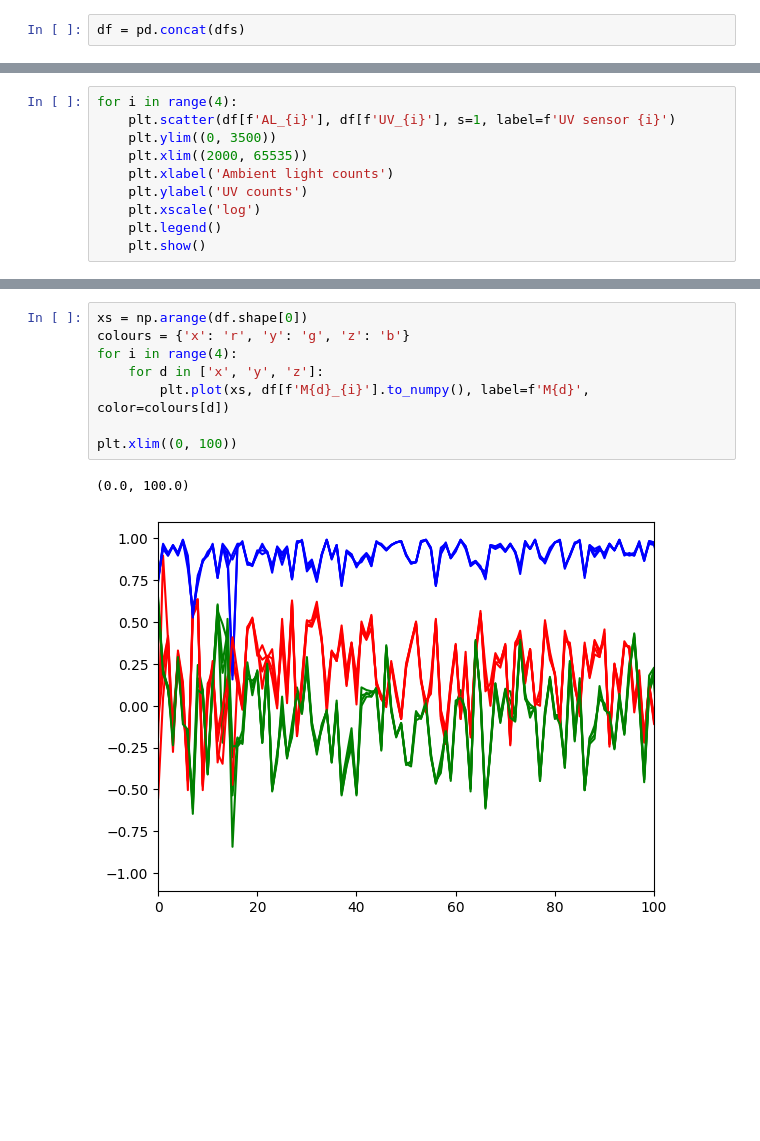
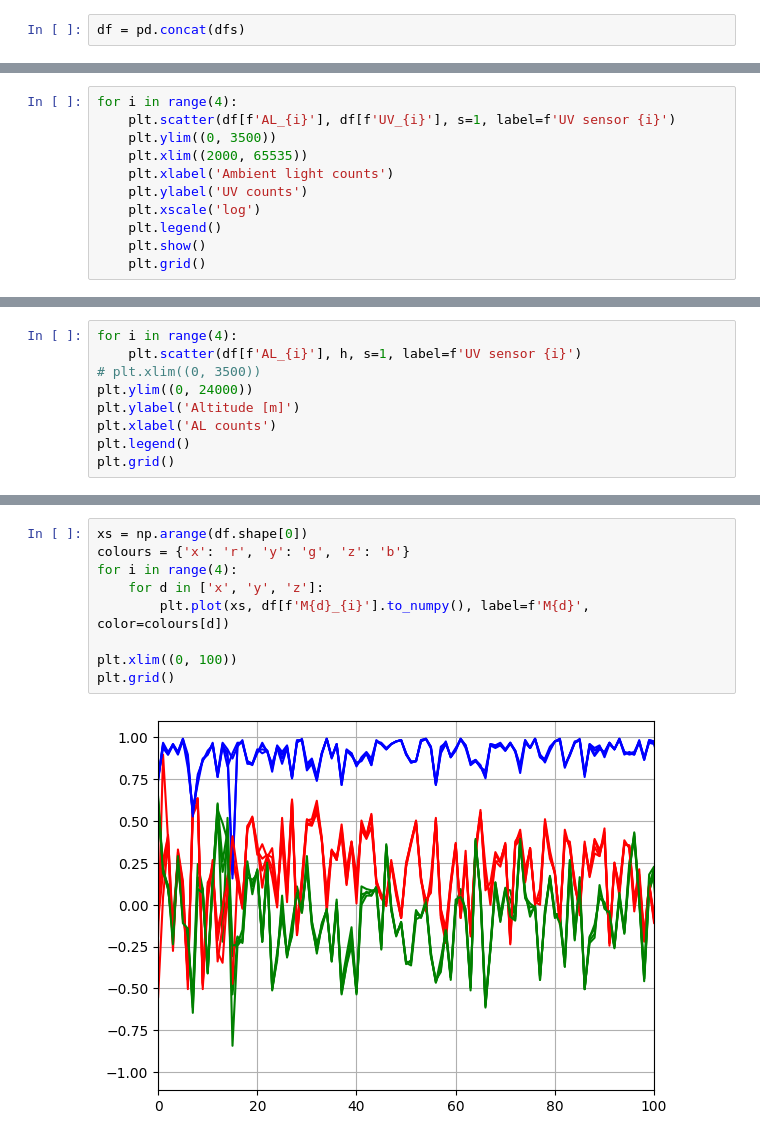
Before and after one commit to VytenisO/tumor, a Jupyter notebook: flightVersion/flight_records/GS_Andenes/process_andenes.ipynb, the cells around one changed output, grey strips where cells are left out. Cells and saved outputs as stored; diff of their text form; blank space fills up the shorter version.

```diff
--- a/flightVersion/flight_records/GS_Andenes/process_andenes.ipynb
+++ b/flightVersion/flight_records/GS_Andenes/process_andenes.ipynb
@@ -37,5 +30,6 @@ for i in range(4):
     plt.xscale('log')
     plt.legend()
     plt.show()
+    plt.grid()
 # %% [output]
 [figure]
@@ -76,0 +78,9 @@ plt.legend()
+# %%
+for i in range(4):
+    plt.scatter(df[f'AL_{i}'], h, s=1, label=f'UV sensor {i}')
+# plt.xlim((0, 3500))
+plt.ylim((0, 24000))
+plt.ylabel('Altitude [m]')
+plt.xlabel('AL counts')
+plt.legend()
+plt.grid()
@@ -77,11 +89,11 @@ plt.legend()
 # %%
 xs = np.arange(df.shape[0])
 colours = {'x': 'r', 'y': 'g', 'z': 'b'}
 for i in range(4):
     for d in ['x', 'y', 'z']:
         plt.plot(xs, df[f'M{d}_{i}'].to_numpy(), label=f'M{d}', color=colours[d])
 
 plt.xlim((0, 100))
+plt.grid()
 # %% [output]
-(0.0, 100.0)
-[figure, old version]
+[figure, new version]
```
Also changed, not shown: parts of 8 cells of this notebook, 1 other file.
